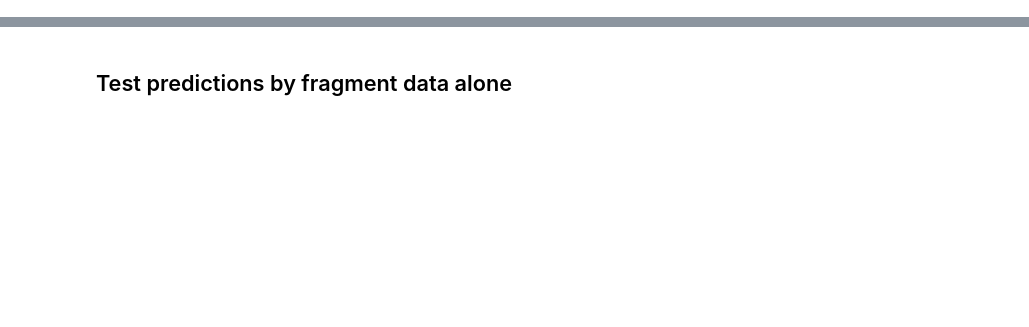
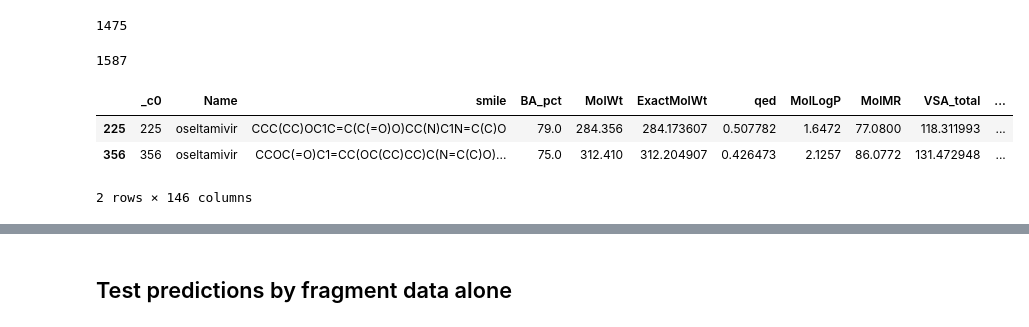
Before and after one commit to mitchism/bioavailability-ML-prediction, a Jupyter notebook: 08 - ML Trial 3.ipynb, the cells around one changed output, grey strips where cells are left out. Drawn from its saved outputs; the diff is of its cells as text; code cells hidden in the pictures; blank space fills up the shorter version.

```diff
--- a/08 - ML Trial 3.ipynb
+++ b/08 - ML Trial 3.ipynb
@@ -11,0 +18,15 @@ spark.sparkContext.setLogLevel("OFF")
+# %%
+df1['Name'].nunique()
+# %% [output]
+1475
+# %%
+df1['smile'].nunique()
+# %% [output]
+1587
+# %%
+df1[df1['Name']=='oseltamivir']
+# %% [output]
+|  | _c0 | Name | smile | BA_pct | MolWt | ExactMolWt | qed | MolLogP | MolMR | VSA_total | ... |
+| 225 | 225 | oseltamivir | CCC(CC)OC1C=C(C(=O)O)CC(N)C1N=C(C)O | 79.0 | 284.356 | 284.173607 | 0.507782 | 1.6472 | 77.0800 | 118.311993 | ... |
+| 356 | 356 | oseltamivir | CCOC(=O)C1=CC(OC(CC)CC)C(N=C(C)O)... | 75.0 | 312.410 | 312.204907 | 0.426473 | 2.1257 | 86.0772 | 131.472948 | ... |
+2 rows × 146 columns
```
Also changed, not shown: parts of 44 cells of this notebook, 6 other files.
